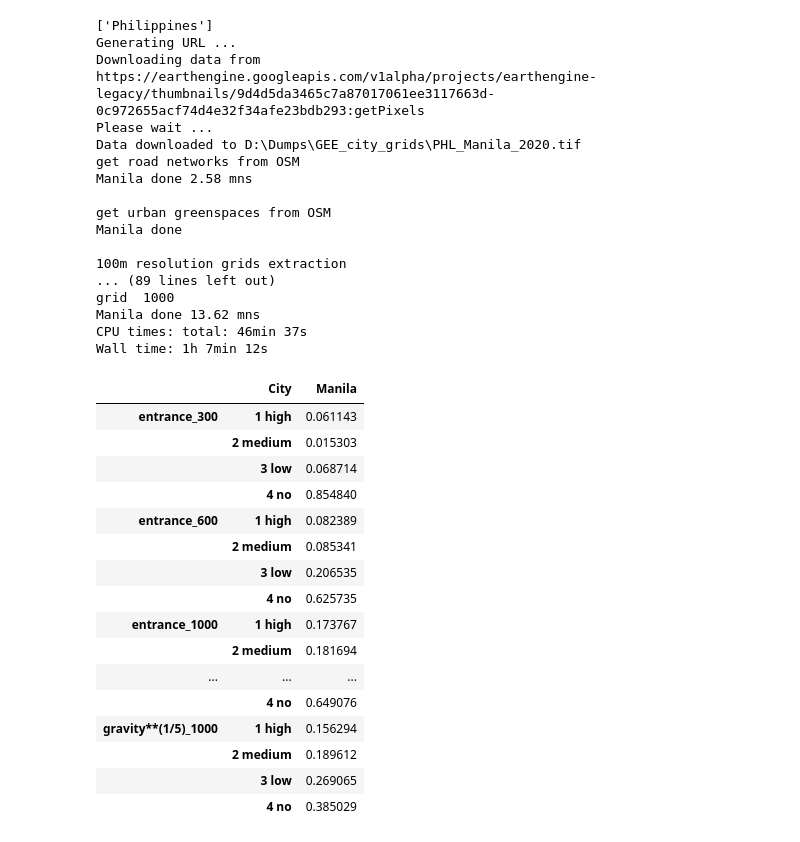
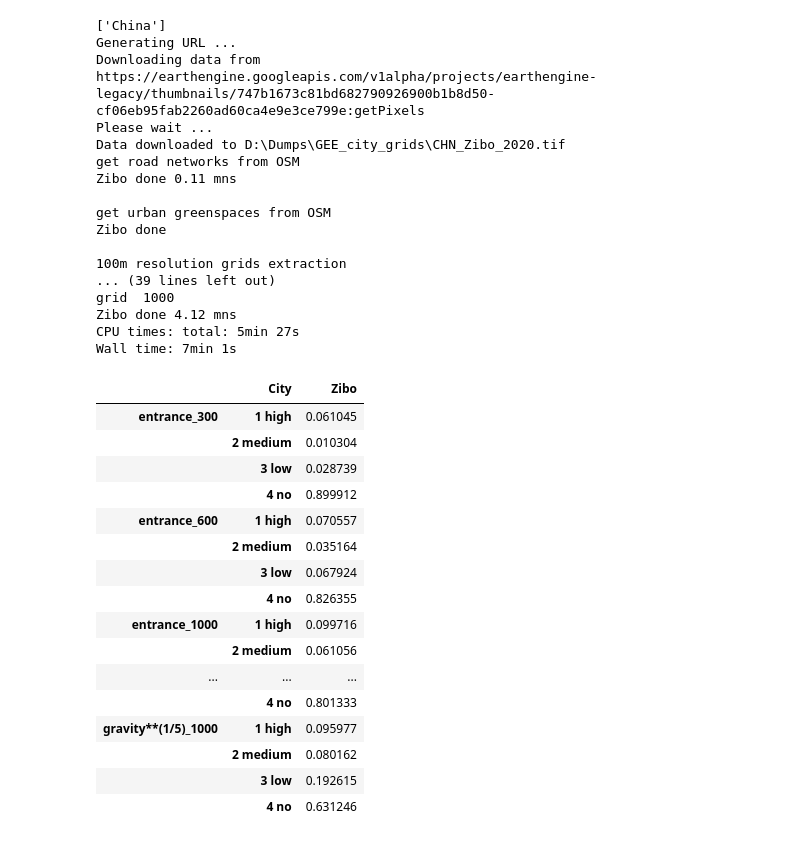
Before and after one commit to Bart-Breekveldt/Urban_Greenspace_Accessibility, a Jupyter notebook: Gravity GEE-OSM Model 3.1.ipynb, the cells around one changed output. Drawn from its saved outputs; the diff is of its cells as text; code cells hidden in the pictures.

```diff
--- a/Gravity GEE-OSM Model 3.1.ipynb
+++ b/Gravity GEE-OSM Model 3.1.ipynb
@@ -48,7 +48,7 @@ thresholds = [300, 600, 1000] # route threshold in metres. WHO guideline speaks
 # Extract cities list
 iso = pd.read_excel('iso_countries.xlsx')
 cities = pd.read_excel('cities.xlsx')
-cities_adj = cities[cities['City'].isin(['Manila'])]
+cities_adj = cities[cities['City'].isin(['Zibo'])]
 cities_adj = cities_adj.reset_index()
 
 # 1. Required preprocess for information extraction
@@ -102,57 +102,57 @@ suitible_enh = suitible_enhanced(UGS_entry,
 print('')
 subgraphs = obtaining_subgraphs(road_networks['graphs'],
                                 population_grids,
                                 UGS_entry,
                                 road_networks['nodes'],
                                 cities_adj['City'],
                                 thresholds)
 print('')
 Dir_Routes = direct_routing (suitible_enh,
                              subgraphs['graphs'],
                              road_networks['edges'],
                              cities_adj['City'],
                             time_sleep = 30)
 
 print('')
 grid_scores = grid_score_summary (Dir_Routes, # Shortest routes by the Dijkstra algorithm, with gravity variant distance adj.
                                   cities_adj['City'],
                                   population_grids,
-                                  ext = '_Manila', # At multiple runs, the extention prevents the summarized file to be overwritten.
+                                  ext = '_Zibo', # At multiple runs, the extention prevents the summarized file to be overwritten.
                                   save_path = 'D:/Dumps/GEE-WP Scores/Gravity_adj/',
                                   grid_size = 100) # Size of the grid in meters
 grid_scores
 # %% [output]
-['Philippines']
+['China']
 Generating URL ...
-Downloading data from https://earthengine.googleapis.com/v1alpha/projects/earthengine-legacy/thumbnails/9d4d5da3465c7a87017061ee3117663d-0c972655acf74d4e32f34afe23bdb293:getPixels
+Downloading data from https://earthengine.googleapis.com/v1alpha/projects/earthengine-legacy/thumbnails/747b1673c81bd682790926900b1b8d50-cf06eb95fab2260ad60ca4e9e3ce799e:getPixels
 Please wait ...
-Data downloaded to D:\Dumps\GEE_city_grids\PHL_Manila_2020.tif
+Data downloaded to D:\Dumps\GEE_city_grids\CHN_Zibo_2020.tif
 get road networks from OSM
-Manila done 2.58 mns
+Zibo done 0.11 mns
 
 get urban greenspaces from OSM
-Manila done
+Zibo done
 
 100m resolution grids extraction
-... (89 lines left out)
+... (39 lines left out)
 grid  1000
-Manila done 13.62 mns
-CPU times: total: 46min 37s
-Wall time: 1h 7min 12s
+Zibo done 4.12 mns
+CPU times: total: 5min 27s
+Wall time: 7min 1s
-|  | City | Manila |
-| entrance_300 | 1 high | 0.061143 |
-|  | 2 medium | 0.015303 |
-|  | 3 low | 0.068714 |
-|  | 4 no | 0.854840 |
-| entrance_600 | 1 high | 0.082389 |
-|  | 2 medium | 0.085341 |
-|  | 3 low | 0.206535 |
-|  | 4 no | 0.625735 |
-| entrance_1000 | 1 high | 0.173767 |
-|  | 2 medium | 0.181694 |
+|  | City | Zibo |
+| entrance_300 | 1 high | 0.061045 |
+|  | 2 medium | 0.010304 |
+|  | 3 low | 0.028739 |
+|  | 4 no | 0.899912 |
+| entrance_600 | 1 high | 0.070557 |
+|  | 2 medium | 0.035164 |
+|  | 3 low | 0.067924 |
+|  | 4 no | 0.826355 |
+| entrance_1000 | 1 high | 0.099716 |
+|  | 2 medium | 0.061056 |
 | ... | ... | ... |
-|  | 4 no | 0.649076 |
-| gravity**(1/5)_1000 | 1 high | 0.156294 |
-|  | 2 medium | 0.189612 |
-|  | 3 low | 0.269065 |
-|  | 4 no | 0.385029 |
+|  | 4 no | 0.801333 |
+| gravity**(1/5)_1000 | 1 high | 0.095977 |
+|  | 2 medium | 0.080162 |
+|  | 3 low | 0.192615 |
+|  | 4 no | 0.631246 |
```
Also changed, not shown: parts of 8 cells of this notebook.
